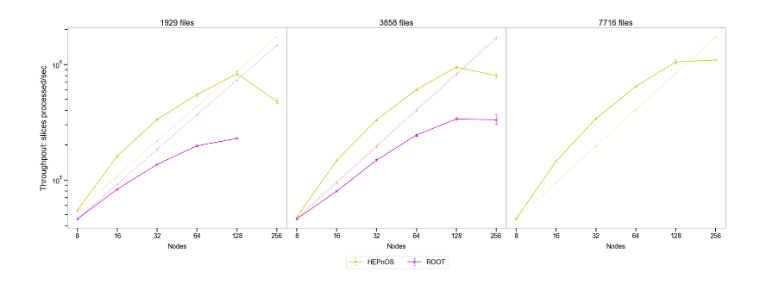
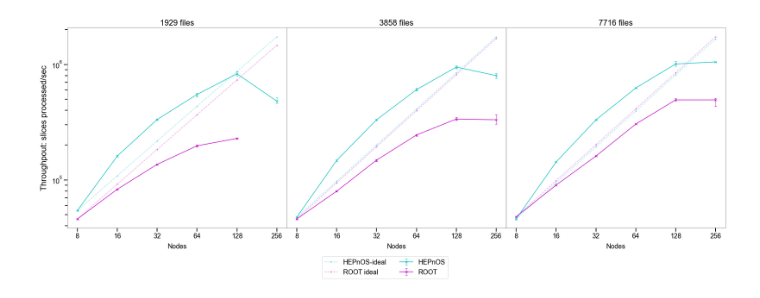
Before and after one commit to HEPonHPC/hepnos_eventselection, a Jupyter notebook: scaling/256_nodes/slice_throughput.ipynb, the cells around one changed output. Cells and saved outputs as stored; diff of their text form; code cells hidden in the pictures.

Commit message:
update 256 node scaling plot

```diff
--- a/scaling/256_nodes/slice_throughput.ipynb
+++ b/scaling/256_nodes/slice_throughput.ipynb
@@ -5,11 +5,11 @@ import matplotlib as mpl
 # %%
 root_1929_slices_per_sec_mean = np.load('root/root_slices_per_sec_mean_1929.npy')
 root_3858_slices_per_sec_mean = np.load('root/root_slices_per_sec_mean_3858.npy')
-#root_7716_slices_per_sec_mean = np.load('root/root_slices_per_sec_mean_7716.npy')
+root_7716_slices_per_sec_mean = np.load('root/root_slices_per_sec_mean_7716.npy')
 
 root_1929_slices_per_sec_errs = np.load('root/root_slices_per_sec_errs_1929.npy')
 root_3858_slices_per_sec_errs = np.load('root/root_slices_per_sec_errs_3858.npy')
-#root_7716_slices_per_sec_errs = np.load('root/root_slices_per_sec_errs_7716.npy')
+root_7716_slices_per_sec_errs = np.load('root/root_slices_per_sec_errs_7716.npy')
 # %%
 hepnos_s4v2_1929_slices_per_sec_mean = np.load('hepnos/s4v2/slices_per_sec_mean_1929.npy')
 hepnos_s4v2_3858_slices_per_sec_mean = np.load('hepnos/s4v2/slices_per_sec_mean_3858.npy')
@@ -34,41 +34,43 @@ _elinewidth = 0.75
 _capsize = 3
 
 ax[0].set_title('1929 files')
-ax[0].errorbar(np.arange(6), hepnos_s4v2_1929_slices_per_sec_mean, yerr=hepnos_s4v2_1929_slices_per_sec_errs, fmt='y-x', ecolor='y', elinewidth=_elinewidth, capsize=_capsize, label='HEPnOS')
-ax[0].plot(np.arange(6), (hepnos_s4v2_1929_slices_per_sec_mean[0])*(nodes/nodes[0]), 'y--.', alpha=0.35)
+ax[0].errorbar(np.arange(6), hepnos_s4v2_1929_slices_per_sec_mean, yerr=hepnos_s4v2_1929_slices_per_sec_errs, fmt='c-x', ecolor='c', elinewidth=_elinewidth, capsize=_capsize, label='HEPnOS')
+ax[0].plot(np.arange(6), (hepnos_s4v2_1929_slices_per_sec_mean[0])*(nodes/nodes[0]), 'c--.', alpha=0.35)
 ax[0].errorbar(np.arange(5), root_1929_slices_per_sec_mean[:-1], yerr=root_1929_slices_per_sec_errs[:, :-1], fmt='m-x', ecolor='m', elinewidth=_elinewidth, capsize=_capsize, label='ROOT')
 ax[0].plot(np.arange(6), (root_1929_slices_per_sec_mean[0])*(nodes/nodes[0]), 'm--.', alpha=0.35)
 
 ax[1].set_title('3858 files')
-ax[1].errorbar(np.arange(6), hepnos_s4v2_3858_slices_per_sec_mean, yerr=hepnos_s4v2_3858_slices_per_sec_errs, fmt='y-x', ecolor='y', elinewidth=_elinewidth, capsize=_capsize, label='HEPnOS')
-ax[1].plot(np.arange(6), (hepnos_s4v2_3858_slices_per_sec_mean[0])*(nodes/nodes[0]), 'y--.', alpha=0.35)
+ax[1].errorbar(np.arange(6), hepnos_s4v2_3858_slices_per_sec_mean, yerr=hepnos_s4v2_3858_slices_per_sec_errs, fmt='c-x', ecolor='c', elinewidth=_elinewidth, capsize=_capsize, label='HEPnOS')
+ax[1].plot(np.arange(6), (hepnos_s4v2_3858_slices_per_sec_mean[0])*(nodes/nodes[0]), 'c--.', alpha=0.35, label='HEPnOS-ideal')
 ax[1].errorbar(np.arange(6), root_3858_slices_per_sec_mean, yerr=root_3858_slices_per_sec_errs, fmt='m-x', ecolor='m', elinewidth=_elinewidth, capsize=_capsize, label='ROOT')
-ax[1].plot(np.arange(6), (root_3858_slices_per_sec_mean[0])*(nodes/nodes[0]), 'm--.', alpha=0.35)
+ax[1].plot(np.arange(6), (root_3858_slices_per_sec_mean[0])*(nodes/nodes[0]), 'm--.', alpha=0.35, label='ROOT ideal')
 
 ax[2].set_title('7716 files')
-ax[2].errorbar(np.arange(6), hepnos_s4v2_7716_slices_per_sec_mean, yerr=hepnos_s4v2_7716_slices_per_sec_errs, fmt='y-x', ecolor='y', elinewidth=_elinewidth, capsize=_capsize, label='HEPnOS')
-ax[2].plot(np.arange(6), (hepnos_s4v2_7716_slices_per_sec_mean[0])*(nodes/nodes[0]), 'y--.', alpha=0.35)
-#ax[2].errorbar(np.arange(5), root_7716_slices_per_sec_mean, yerr=root_7716_slices_per_sec_errs, fmt='m-x', ecolor='m', elinewidth=_elinewidth, capsize=_capsize, label='ROOT')
-#ax[2].plot(np.arange(5), (root_7716_slices_per_sec_mean[0])*(nodes/nodes[0]), 'm--.', alpha=0.35)
+ax[2].errorbar(np.arange(6), hepnos_s4v2_7716_slices_per_sec_mean, yerr=hepnos_s4v2_7716_slices_per_sec_errs, fmt='c-x', ecolor='c', elinewidth=_elinewidth, capsize=_capsize, label='HEPnOS')
+ax[2].plot(np.arange(6), (hepnos_s4v2_7716_slices_per_sec_mean[0])*(nodes/nodes[0]), 'c--.', alpha=0.35)
+ax[2].errorbar(np.arange(6), root_7716_slices_per_sec_mean, yerr=root_7716_slices_per_sec_errs, fmt='m-x', ecolor='m', elinewidth=_elinewidth, capsize=_capsize, label='ROOT')
+ax[2].plot(np.arange(6), (root_7716_slices_per_sec_mean[0])*(nodes/nodes[0]), 'm--.', alpha=0.35)
 
 # Common legend for all plots!
-lgd = ax[1].legend(bbox_to_anchor=(0.75, -0.125), ncol=3)
+lgd = ax[1].legend(bbox_to_anchor=(0.75, -0.125), ncol=2)
 
 for _ax in ax:
     _ax.set_xticks(np.arange(6))
     _ax.set_xticklabels(nodes)
     _ax.set_xlabel('Nodes', labelpad=10)
     _ax.set_yscale('log', base=10)
     #_ax.set_ylim(10**4,10**7)
     _ax.xaxis.set_tick_params(which='major', size=10, width=2)
     _ax.xaxis.set_tick_params(which='minor', size=7, width=2)
     _ax.yaxis.set_tick_params(which='major', size=10, width=2)
     _ax.yaxis.set_tick_params(which='minor', size=7, width=2)
     if _ax==ax[0]:
         _ax.set_ylabel('Throughpout: slices processed/sec', labelpad=10, size=22)
     else:
         _ax.yaxis.set_ticklabels([])
         _ax.yaxis.set_ticks([])
         _ax.yaxis.set_ticks([], minor=True)
+
+plt.savefig("slice_throughput.png", dpi=250, bbox_inches="tight")
 # %% [output]
-[figure, old version]
+[figure, new version]
```
Also changed, not shown: 7 other files.
